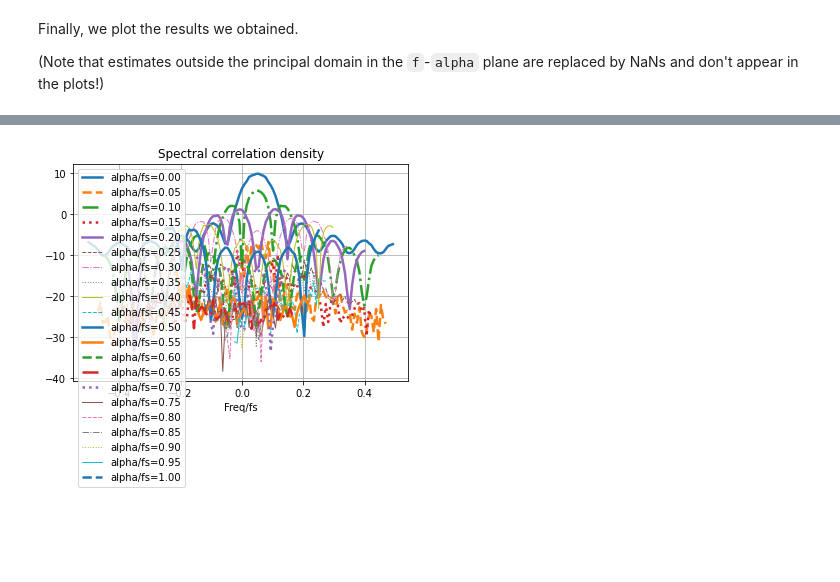
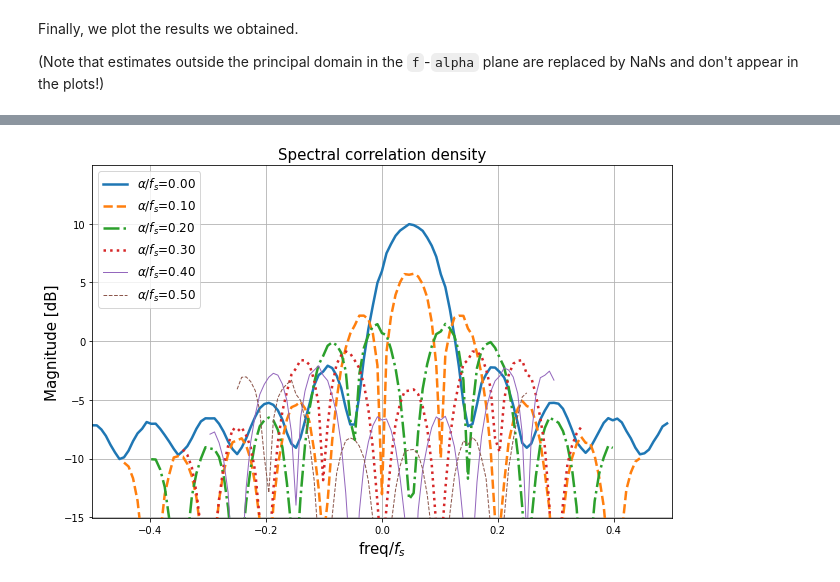
Before and after one commit to fchirono/cyclostationarity_analysis, a Jupyter notebook: cyclostationary_analysis.ipynb, the cells around one changed output, grey strips where cells are left out. Drawn from its saved outputs; the diff is of its cells as text; code cells hidden in the pictures; blank space fills up the shorter version.

Commit message:
Makes plots clearer and prettier

```diff
--- a/cyclostationary_analysis.ipynb
+++ b/cyclostationary_analysis.ipynb
@@ -229,7 +229,7 @@ We now define a vector of cyclic frequencies `alpha_vec` of interest, and perfor
 # run cyclic periodogram over range of alphas
 
 # range of alphas to test
-N_alpha = 21
+N_alpha = 11
 alpha_vec = np.linspace(0., 1., N_alpha)*fs
 
 # cyclic spectral density
@@ -244,60 +244,53 @@ Finally, we plot the results we obtained.
 
 (Note that estimates outside the principal domain in the `f`-`alpha` plane are replaced by NaNs and don't appear in the plots!)
 # %%
-# %% plot spectral correlation density and spectral coherence
+# %% plot spectral correlation density and spectral coherence in 2D
 
-# plotting parameters to make plots look pretty
-lines = ['-', '--', '-.', ':', '-', '--', '-.', ':', '-', '--', '-']
-linewidths = [2.5, 2.5, 2.5, 2.5, 2.5, 1, 1, 1, 1, 1, 1, 0.5]
 
+lines = ['-', '--', '-.', ':']
+linewidths = [2.5, 1, 0.5]
 N_lines = len(lines)
 
-# ********************************************************************************
-# plot SCD in dB
-plt.figure()
-for a in range(N_alpha):
+max_Syy_dB = 10*np.log10(np.nanmax(np.abs(Syy)))
+
+# ----------------------------------------------------------------------------
+# plot spectral correlation density
+
+plt.figure(figsize=(9, 6))
+for a in range(N_alpha//2+1):
     plt.plot(freq_vec/fs,
              10*np.log10(np.abs(Syy[a, :])),
-             linestyle=lines[a%N_lines], linewidth=linewidths[a%10],
-             label='alpha/fs={:.2f}'.format(alpha_vec[a]/fs))
-plt.legend()
-plt.xlabel('Freq/fs')
-plt.title('Spectral correlation density')
+             linestyle=lines[a%N_lines], linewidth=linewidths[a//N_lines],
+             label=r'$\alpha/f_s$={:.2f}'.format(alpha_vec[a]/fs))
+plt.legend(loc='upper left', fontsize=12)
+
+plt.xlabel(r'freq/$f_s$', fontsize=15)
+plt.xlim([-0.5, 0.5])
+
+plt.ylabel('Magnitude [dB]', fontsize=15)
+plt.ylim([max_Syy_dB-25, max_Syy_dB+5])
+
+plt.title('Spectral correlation density', fontsize=15)
 plt.grid()
+plt.tight_layout()
 
-# plot SCD as wireframe
-plt.figure(figsize=(8, 6))
-ax = plt.subplot(111, projection='3d')
-ax.plot_wireframe(alpha_vec[:, np.newaxis]/fs, freq_vec/fs,
-                  np.abs(Syy),
-                  rstride=1, cstride=0)
-
-ax.set_title('Spectral correlation density')
-ax.set_xlabel('alpha/fs')
-ax.set_ylabel('Freq/fs')
-
-# ********************************************************************************
+# ----------------------------------------------------------------------------
 # plot spectral coherence
-plt.figure()
-for a in range(N_alpha):
+plt.figure(figsize=(9, 6))
+for a in range(N_alpha//2+1):
     plt.plot(freq_vec/fs,
              np.abs(rho_y[a, :]),
-             linestyle=lines[a%N_lines], linewidth=linewidths[a%N_lines],
-             label='alpha/fs={:.2f}'.format(alpha_vec[a]/fs))
-plt.legend()
-plt.xlabel('Freq/fs')
-plt.title('Spectral coherence function')
+             linestyle=lines[a%N_lines], linewidth=linewidths[a//N_lines],
+             label=r'$\alpha/f_s$={:.2f}'.format(alpha_vec[a]/fs))
+plt.legend(loc='upper left', fontsize=12)
+
+plt.xlabel(r'freq/$f_s$', fontsize=15)
+plt.xlim([-0.5, 0.5])
+
+plt.ylabel('Magnitude [Linear]', fontsize=15)
+plt.ylim([0., 1.2])
+
+plt.title('Spectral coherence function', fontsize=15)
 plt.grid()
-plt.ylim([-0.5, 1.5])
-
-# plot spectral coherence as wireframe
-plt.figure(figsize=(8, 6))
-ax = plt.subplot(111, projection='3d')
-ax.plot_wireframe(alpha_vec[:, np.newaxis]/fs, freq_vec/fs,
-                  np.abs(rho_y),
-                  rstride=1, cstride=0)
-
-ax.set_title('Spectral coherence function')
-ax.set_xlabel('alpha/fs')
-ax.set_ylabel('Freq/fs')
+plt.tight_layout()
 # %% [output]
@@ -305 +297 @@ Text(0.5, 0.5, 'Freq/fs')
-[figure, old version]
+[figure, new version]
```
Also changed, not shown: parts of 4 cells of this notebook.
